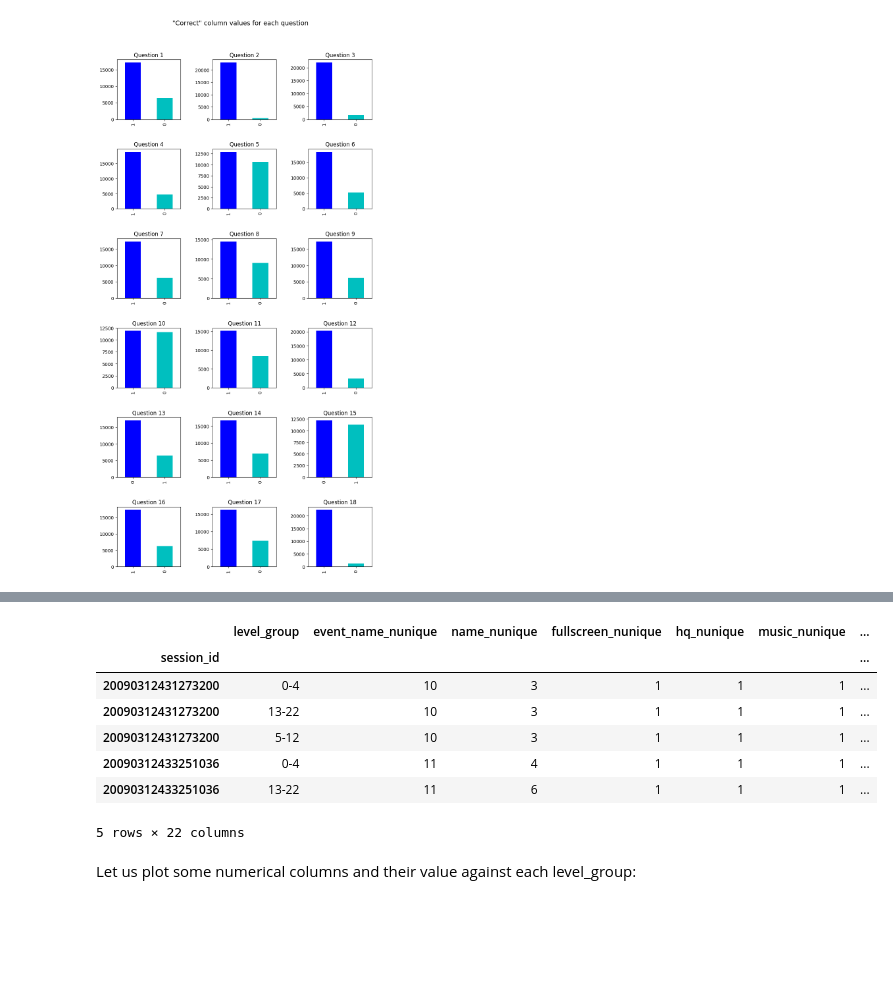
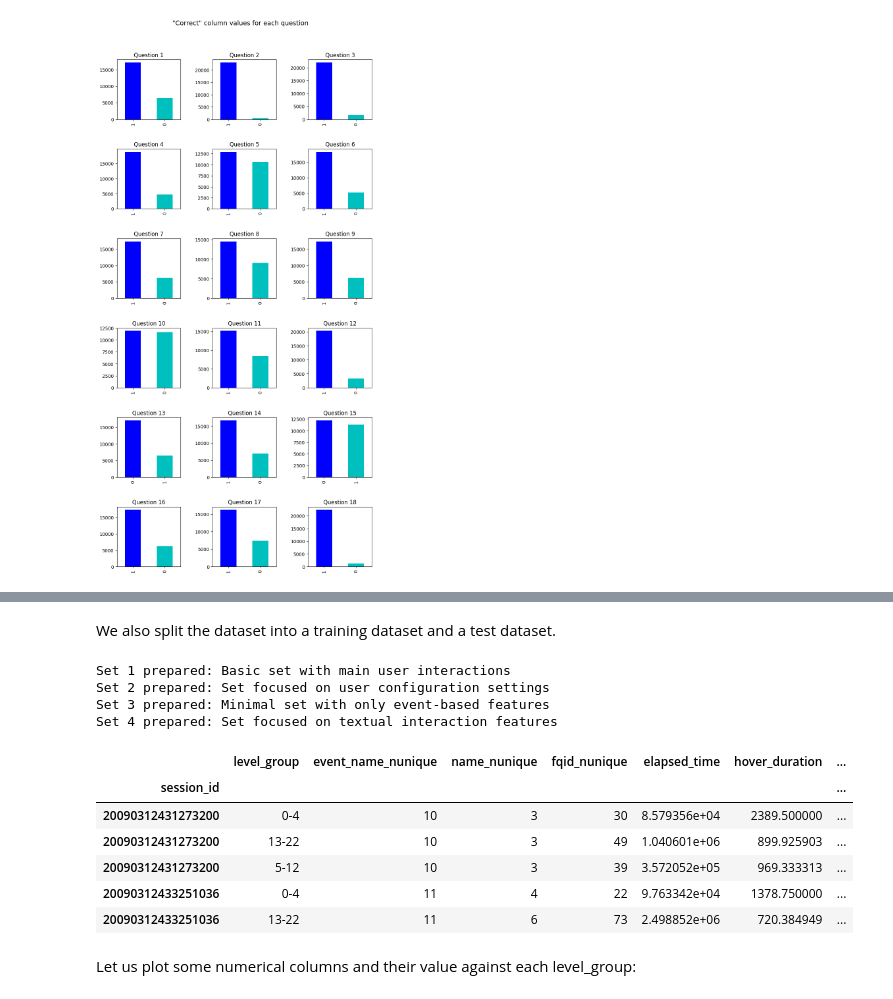
Before and after one commit to Kgnot/systems-analysis-and-design, a Jupyter notebook: Workshops/Workshop3/Workshop3.ipynb, the cells around one changed output, grey strips where cells are left out. Saved outputs shown, nothing was run; the diff lists cells and outputs as text; code cells hidden in the pictures; blank space fills up the shorter version.

```diff
--- a/Workshops/Workshop3/Workshop3.ipynb
+++ b/Workshops/Workshop3/Workshop3.ipynb
@@ -226,15 +166,65 @@ Full prepared dataset shape is (70686, 22)
+# %% [markdown]
+We also split the dataset into a training dataset and a test dataset.
+# %%
+from Modules.DataPreparation import feature_engineer, split_dataset
+
+def prepare_all_datasets(dataset_df, feature_sets):
+    datasets = {}
+    train_x_sets = {}
+    valid_x_sets = {}
+
+    for set_id, features in feature_sets.items():
+        try:
+            missing_cols = [col for col in features['categorical'] + features['numerical']
+                            if col not in dataset_df.columns]
+
+            if missing_cols:
+                print(f"Warning: Set {set_id} - Missing columns: {missing_cols}")
+                continue
+
+            # Data processing
+            processed_data = feature_engineer(
+                dataset_df,
+                features['categorical'],
+                features['numerical']
+            )
+
+            train_x, valid_x = split_dataset(processed_data)
+
+            # Store results
+            datasets[set_id] = {
+                'features': features,
+                'processed_data': processed_data
+            }
+            train_x_sets[set_id] = train_x
+            valid_x_sets[set_id] = valid_x
+
+            print(f"Set {set_id} prepared: {features['description']}")
+
+        except Exception as e:
+            print(f"Error processing set {set_id}: {str(e)}")
+
+    return datasets, train_x_sets, valid_x_sets
+
+datasets, train_x_sets, valid_x_sets = prepare_all_datasets(dataset_df, FEATURE_SETS)
+# %% [output]
+Set 1 prepared: Basic set with main user interactions
+Set 2 prepared: Set focused on user configuration settings
+Set 3 prepared: Minimal set with only event-based features
+Set 4 prepared: Set focused on textual interaction features
 # %%
 # Display the first 5 examples
+set_id = 1
+dataset_df = pd.DataFrame(datasets[set_id]['processed_data'])
 dataset_df.head(5)
 # %% [output]
-|  | level_group | event_name_nunique | name_nunique | fullscreen_nunique | hq_nunique | music_nunique | ... |
+|  | level_group | event_name_nunique | name_nunique | fqid_nunique | elapsed_time | hover_duration | ... |
 | session_id |  |  |  |  |  |  | ... |
-| 20090312431273200 | 0-4 | 10 | 3 | 1 | 1 | 1 | ... |
-| 20090312431273200 | 13-22 | 10 | 3 | 1 | 1 | 1 | ... |
-| 20090312431273200 | 5-12 | 10 | 3 | 1 | 1 | 1 | ... |
-| 20090312433251036 | 0-4 | 11 | 4 | 1 | 1 | 1 | ... |
-| 20090312433251036 | 13-22 | 11 | 6 | 1 | 1 | 1 | ... |
+| 20090312431273200 | 0-4 | 10 | 3 | 30 | 8.579356e+04 | 2389.500000 | ... |
+| 20090312431273200 | 13-22 | 10 | 3 | 49 | 1.040601e+06 | 899.925903 | ... |
+| 20090312431273200 | 5-12 | 10 | 3 | 39 | 3.572052e+05 | 969.333313 | ... |
+| 20090312433251036 | 0-4 | 11 | 4 | 22 | 9.763342e+04 | 1378.750000 | ... |
+| 20090312433251036 | 13-22 | 11 | 6 | 73 | 2.498852e+06 | 720.384949 | ... |
-5 rows × 22 columns
 # %% [markdown]
 Let us plot some numerical columns and their value against each level_group:
 # %%
```
Also changed, not shown: parts of 40 cells of this notebook, 2 other files.
